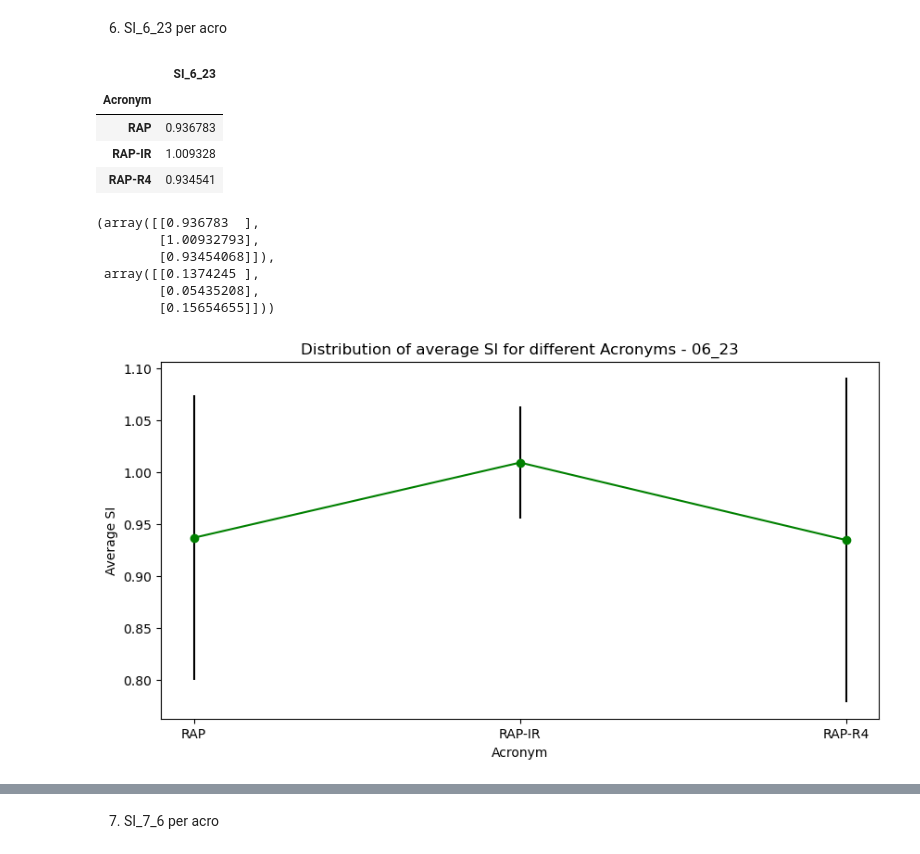
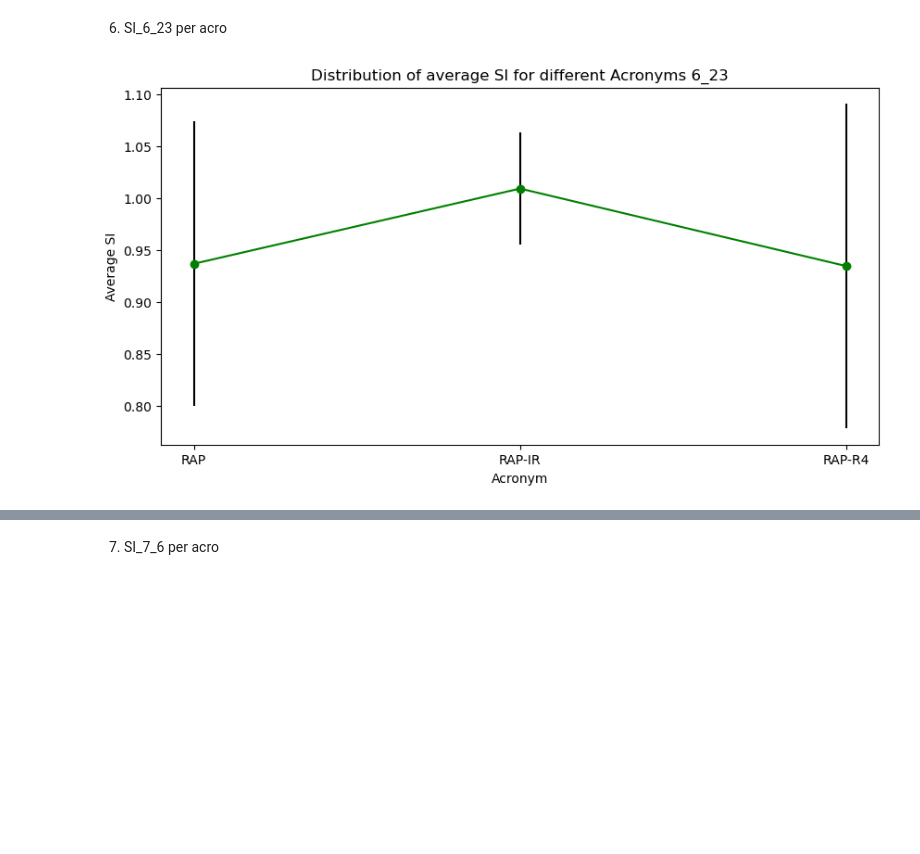
Before and after one commit to Gayara-Fernando/Summer_misc, a Jupyter notebook: Plots.ipynb, the cells around one changed output, grey strips where cells are left out. Drawn from its saved outputs; the diff is of its cells as text; code cells hidden in the pictures; blank space fills up the shorter version.

```diff
--- a/Plots.ipynb
+++ b/Plots.ipynb
@@ -379,22 +371,6 @@ plt.show()
 # %% [markdown]
 6. SI_6_23 per acro
 # %%
-mean_vals_SI_6_23= CK_data.groupby(["Acronym"]).agg({"SI_6_23": "mean"})
-sd_vals_SI_6_23 = CK_data.groupby(["Acronym"]).agg({"SI_6_23": "std"})
+averages_comparison_with_error_bars("Acronym", "SI_6_23", 'g-o')
+# %% [output]
+[figure, added]
-# %%
-mean_vals_SI_6_23
-# %% [output]
-|  | SI_6_23 |
-| Acronym |  |
-| RAP | 0.936783 |
-| RAP-IR | 1.009328 |
-| RAP-R4 | 0.934541 |
-# %%
-mean_vals_SI_6_23.values, sd_vals_SI_6_23.values
-# %% [output]
-(array([[0.936783  ],
-        [1.00932793],
-        [0.93454068]]),
- array([[0.1374245 ],
-        [0.05435208],
-        [0.15654655]]))
@@ -403,10 +376,0 @@ Acro = ['RAP', 'RAP-IR', 'RAP-R4']
-# %%
-plt.figure(figsize = (10, 5))
-plt.errorbar(Acro, mean_vals_SI_6_23.values.ravel() , yerr =sd_vals_SI_6_23.values.ravel(), fmt="g-o", ecolor = "black")
-plt.xlabel("Acronym")
-plt.ylabel("Average SI")
-plt.title("Distribution of average SI for different Acronyms - 06_23")
-
-plt.show()
-# %% [output]
-[figure, removed]
```
Also changed, not shown: parts of 59 cells of this notebook.
